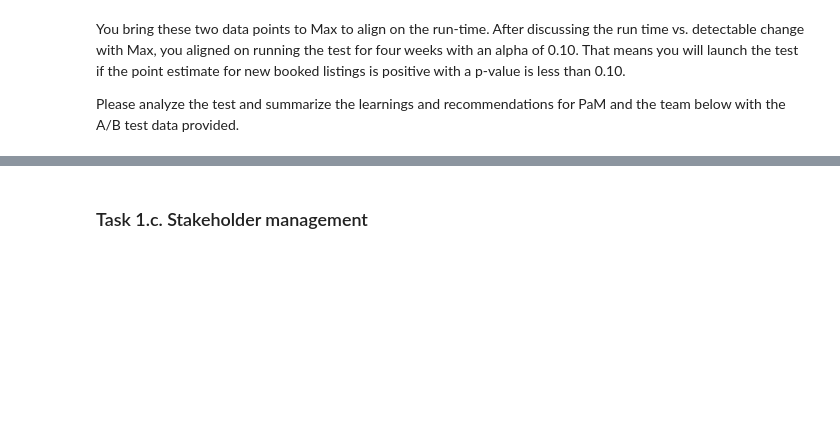
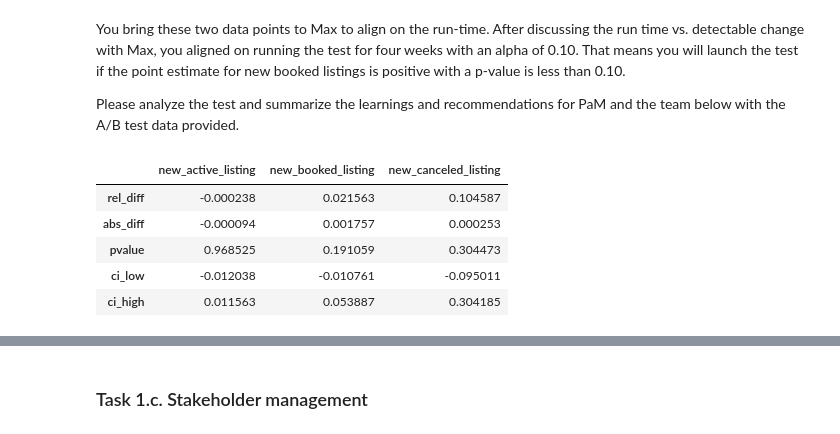
Before and after one commit to pwharrison/corise, a Jupyter notebook: practical-ab-testing/practical-ab-testing-week-3-project.ipynb, the cells around one changed output, grey strips where cells are left out. Drawn from its saved outputs; the diff is of its cells as text; code cells hidden in the pictures; blank space fills up the shorter version.

```diff
--- a/practical-ab-testing/practical-ab-testing-week-3-project.ipynb
+++ b/practical-ab-testing/practical-ab-testing-week-3-project.ipynb
@@ -114,7 +143,27 @@ You bring these two data points to Max to align on the run-time. After discussin
 
 Please analyze the test and summarize the learnings and recommendations for PaM and the team below with the A/B test data provided.
 # %%
-df_landing = pd.read_csv('/content/dataset_landing_page.csv')
-
-# Code goes here
+df_landing = pd.read_csv('content/dataset_landing_page.csv')
+# %%
+results_nal = calculate_results(df_landing, 'new_active_listing')
+results_nbl = calculate_results(df_landing, 'new_booked_listing')
+results_ncl = calculate_results(df_landing, 'new_cancelled_listing')
+
+results = pd.DataFrame(
+    {
+        'new_active_listing': results_nal,
+        'new_booked_listing': results_nbl,
+        'new_canceled_listing': results_ncl,
+    },
+    index=['rel_diff','abs_diff','pvalue','ci_low','ci_high']
+)
+
+results
+# %% [output]
+|  | new_active_listing | new_booked_listing | new_canceled_listing |
+| rel_diff | -0.000238 | 0.021563 | 0.104587 |
+| abs_diff | -0.000094 | 0.001757 | 0.000253 |
+| pvalue | 0.968525 | 0.191059 | 0.304473 |
+| ci_low | -0.012038 | -0.010761 | -0.095011 |
+| ci_high | 0.011563 | 0.053887 | 0.304185 |
 # %% [markdown]
```
Also changed, not shown: parts of 8 cells of this notebook.
